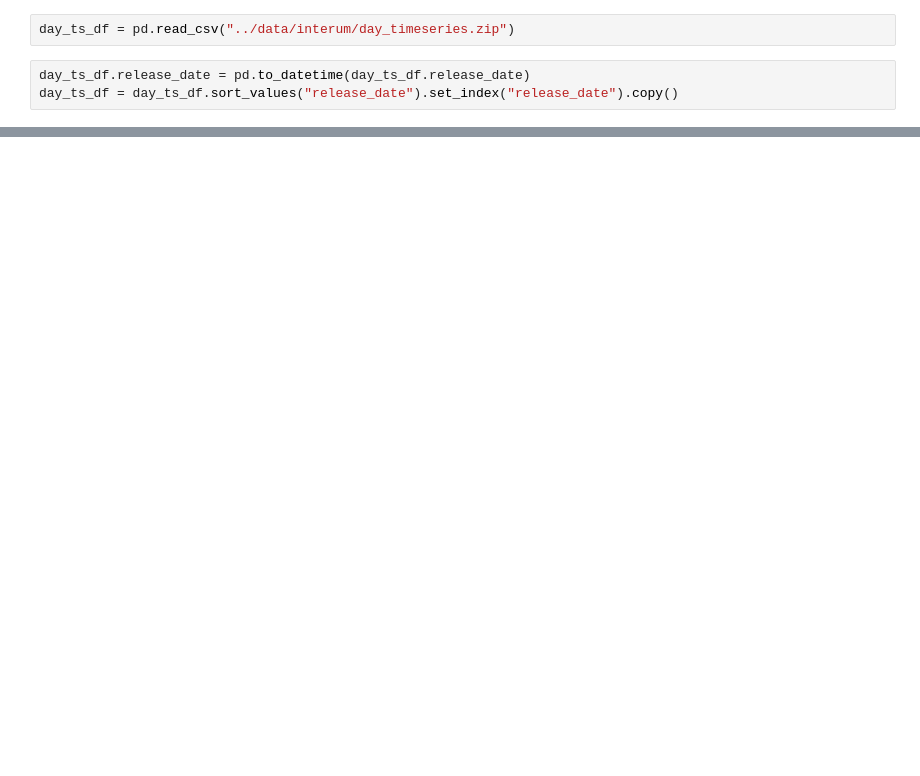
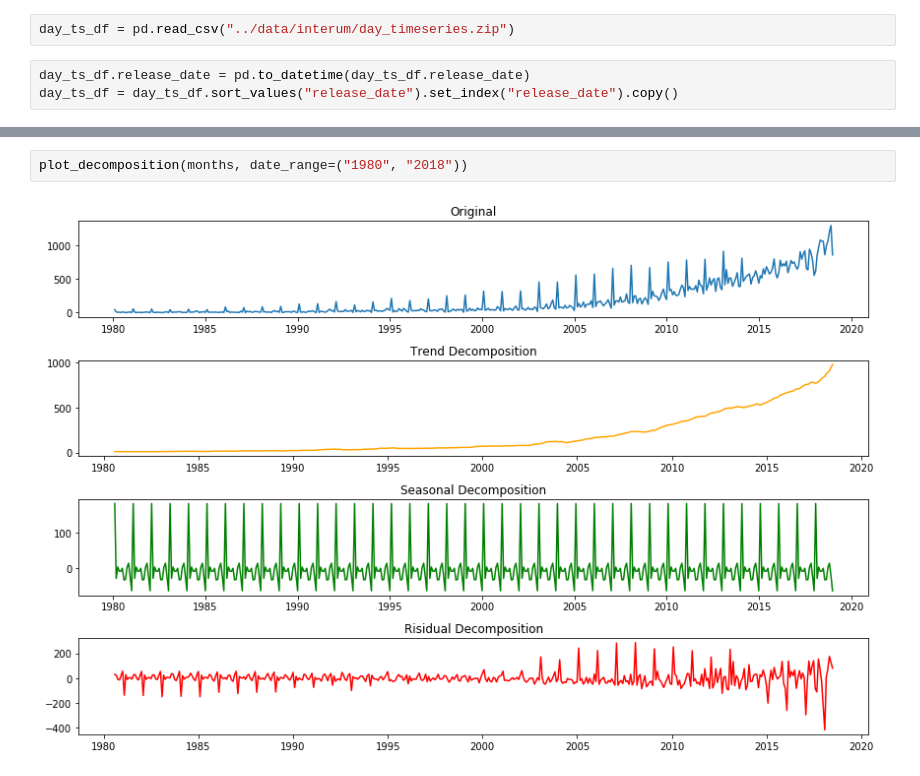
Before and after one commit to QED0711/spotify-predictive-analysis, a Jupyter notebook: exploration/qd_072819_timeseries_release_date.ipynb, the cells around one changed output, grey strips where cells are left out. Cells and saved outputs as stored; diff of their text form; blank space fills up the shorter version.

```diff
--- a/exploration/qd_072819_timeseries_release_date.ipynb
+++ b/exploration/qd_072819_timeseries_release_date.ipynb
@@ -63,0 +80,4 @@ plt.tight_layout()
+# %%
+plot_decomposition(months, date_range=("1980", "2018"))
+# %% [output]
+[figure, added]
```
Also changed, not shown: parts of 17 cells of this notebook, 2 other files.
